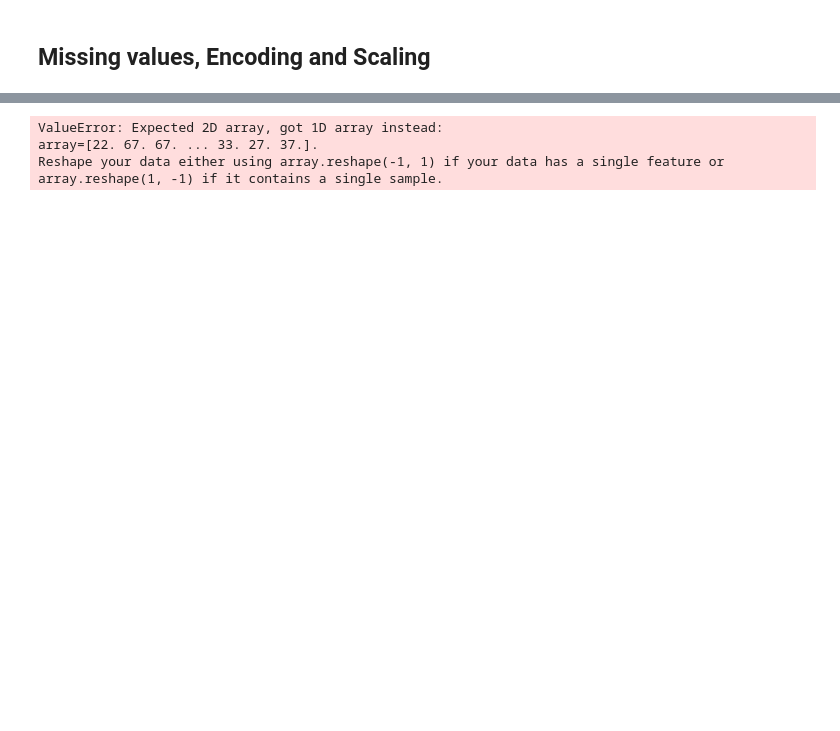
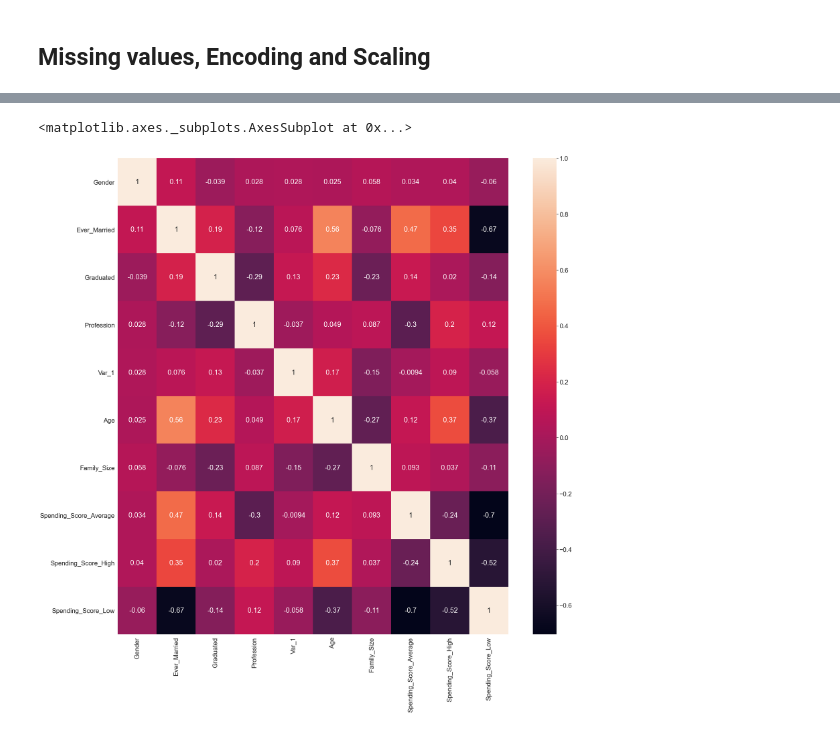
Before and after one commit to PietroDona/DS_Exercises, a Jupyter notebook: Customer Segmentation/notebooks/Segmentation-EDA.ipynb, the cells around one changed output, grey strips where cells are left out. Cells and saved outputs as stored; diff of their text form; code cells hidden in the pictures; blank space fills up the shorter version.

```diff
--- a/Customer Segmentation/notebooks/Segmentation-EDA.ipynb
+++ b/Customer Segmentation/notebooks/Segmentation-EDA.ipynb
@@ -136,0 +147,21 @@ len(data_for_segmentation)
+# %%
+SEGMENTATION_FEATURES= ['Gender', 'Ever_Married', 'Graduated', 'Profession',
+           'Spending_Score', 'Var_1', 'Age', 'Family_Size']
+cleaned_data = rawdata[SEGMENTATION_FEATURES].copy()
+# %%
+cleaned_data['Gender'] = cleaned_data['Gender'].map({'Male': 1, 'Female': 0})
+cleaned_data['Ever_Married'] = cleaned_data['Ever_Married'].map(
+    {'Yes': 1, 'No': 0})
+cleaned_data['Graduated'] = cleaned_data['Graduated'].map(
+    {'Yes': 1, 'No': 0})
+# %%
+#Spending Score
+spedummy = pd.get_dummies(cleaned_data.Spending_Score, prefix="Spending_Score")
+cleaned_data = pd.concat([cleaned_data, spedummy], axis='columns')
+cleaned_data.drop('Spending_Score', axis='columns', inplace=True)
+# %%
+#Profession, Var_1 and Segmentation
+from sklearn.preprocessing import LabelEncoder
+labelencoder = LabelEncoder()
+cleaned_data['Profession'] = labelencoder.fit_transform(cleaned_data['Profession'])
+cleaned_data['Var_1'] = labelencoder.fit_transform(cleaned_data['Var_1'])
@@ -137,8 +182,10 @@ len(data_for_segmentation)
+# %%
+fig, axes = plt.subplots(figsize=(30, 30))
+sns.heatmap(cleaned_data.corr(), annot=True)
+# %% [output]
+<matplotlib.axes._subplots.AxesSubplot at 0x...>
+[figure, added]
 # %%
 from sklearn.preprocessing import MinMaxScaler
 scaler = MinMaxScaler()
-scaled= scaler.fit_transform(data_for_segmentation['Age'])
+scaled_data = scaler.fit_transform(cleaned_data)
-# %% [output]
-ValueError: Expected 2D array, got 1D array instead:
-array=[22. 67. 67. ... 33. 27. 37.].
-Reshape your data either using array.reshape(-1, 1) if your data has a single feature or array.reshape(1, -1) if it contains a single sample.
```
Also changed, not shown: parts of 34 cells of this notebook, 13 other files.
